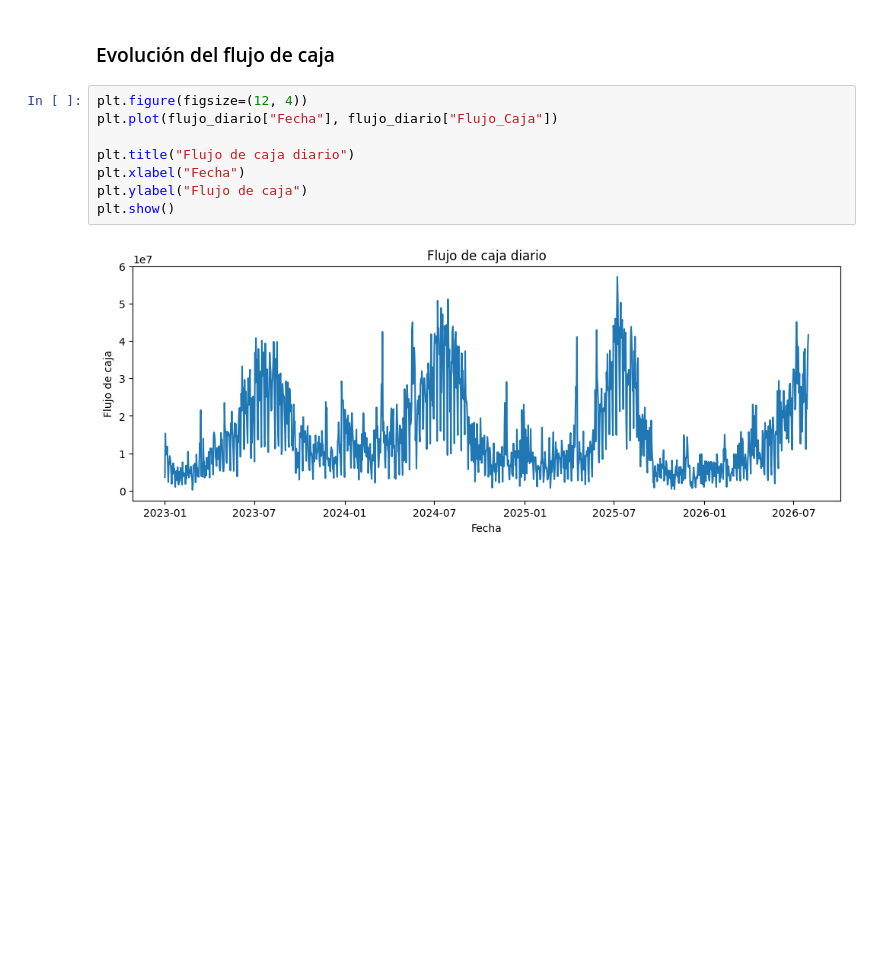
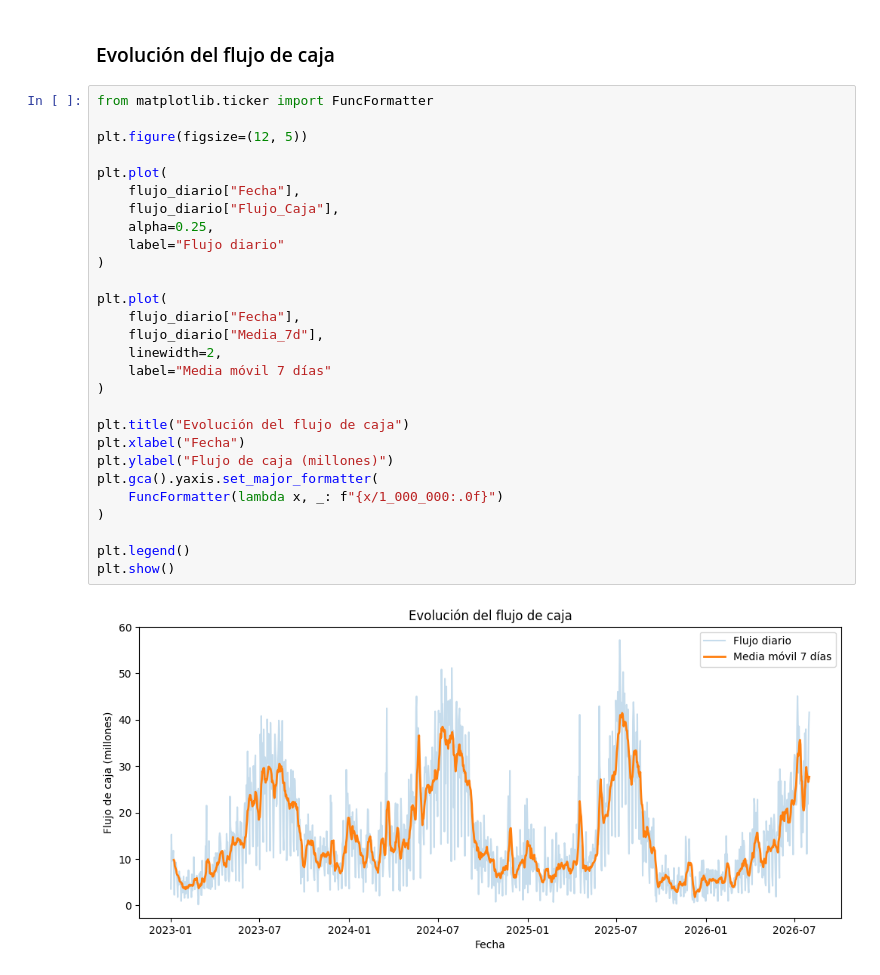
Before and after one commit to Vyena/ml_finance_teixeiradossantos, a Jupyter notebook: notebooks/Proyecto final/proyecto_flujo_caja.ipynb, the cells around one changed output. Cells and saved outputs as stored; diff of their text form; blank space fills up the shorter version.

Commit message:
Construye y explora el flujo de caja diario

```diff
--- a/notebooks/Proyecto final/proyecto_flujo_caja.ipynb
+++ b/notebooks/Proyecto final/proyecto_flujo_caja.ipynb
@@ -224,12 +224,32 @@ Días faltantes: 0
 # %% [markdown]
 ### Evolución del flujo de caja
 # %%
-plt.figure(figsize=(12, 4))
-plt.plot(flujo_diario["Fecha"], flujo_diario["Flujo_Caja"])
+from matplotlib.ticker import FuncFormatter
 
-plt.title("Flujo de caja diario")
+plt.figure(figsize=(12, 5))
+
+plt.plot(
+    flujo_diario["Fecha"],
+    flujo_diario["Flujo_Caja"],
+    alpha=0.25,
+    label="Flujo diario"
+)
+
+plt.plot(
+    flujo_diario["Fecha"],
+    flujo_diario["Media_7d"],
+    linewidth=2,
+    label="Media móvil 7 días"
+)
+
+plt.title("Evolución del flujo de caja")
 plt.xlabel("Fecha")
-plt.ylabel("Flujo de caja")
+plt.ylabel("Flujo de caja (millones)")
+plt.gca().yaxis.set_major_formatter(
+    FuncFormatter(lambda x, _: f"{x/1_000_000:.0f}")
+)
+
+plt.legend()
 plt.show()
 # %% [output]
-[figure, old version]
+[figure, new version]
```
